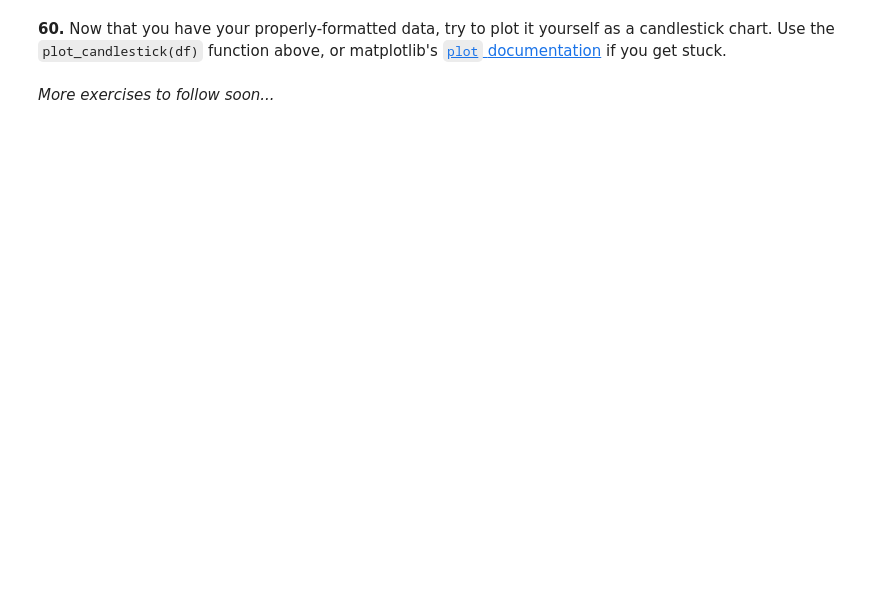
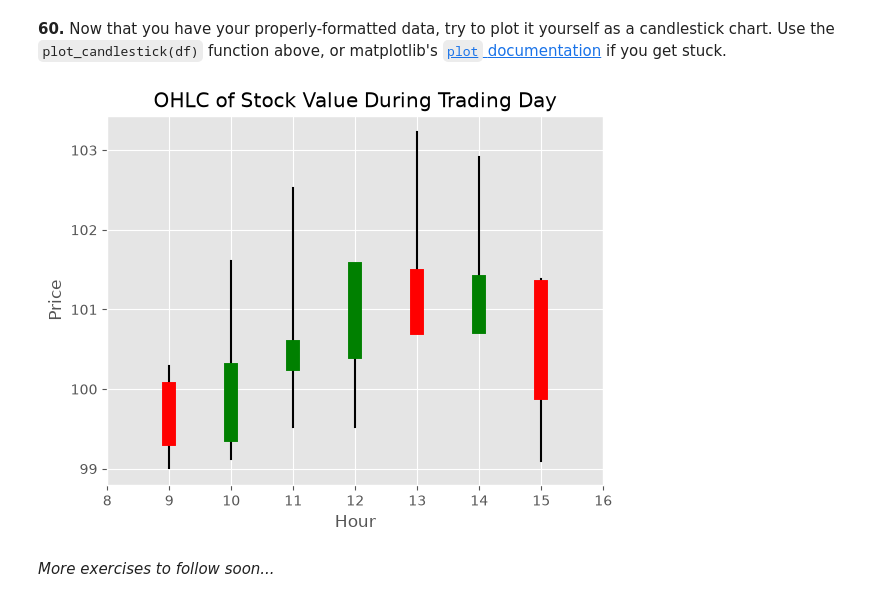
Before and after one commit to Jadeja01/100-pandas-puzzles, a Jupyter notebook: 100-pandas-puzzles.ipynb, the cells around one changed output. Cells and saved outputs as stored; diff of their text form; code cells hidden in the pictures; blank space fills up the shorter version.

````diff
--- a/100-pandas-puzzles.ipynb
+++ b/100-pandas-puzzles.ipynb
@@ -1185,3 +1240,6 @@ def plot_candlestick(agg):
     plt.show()
 # %% [markdown]
 **59.** Generate a day's worth of random stock data, and aggregate / reformat it so that it has hourly summaries of the opening, highest, lowest, and closing prices
+# %%
+df = day_stock_data()
+df
@@ -1187,0 +1260,11 @@ def plot_candlestick(agg):
+# %%
+dfg = df.groupby(df.time.dt.hour)['price'].agg(['first','last','min','max'])
+dfg.rename(columns={
+    'first' : 'open',
+    'last' : 'close',
+    'min' : 'low',
+    'max' : 'high'
+},inplace=True)
+
+dfg.reset_index()
+dfg
@@ -1188,4 +1281,10 @@ def plot_candlestick(agg):
 # %% [markdown]
 **60.** Now that you have your properly-formatted data, try to plot it yourself as a candlestick chart.  Use the ```plot_candlestick(df)``` function above, or matplotlib's [```plot``` documentation](https://matplotlib.org/api/_as_gen/matplotlib.axes.Axes.plot.html) if you get stuck.
+# %%
+dfg['color'] = np.where(dfg['open'] > dfg['close'], 'red','green')
+dfg.index = pd.to_datetime(df.groupby(df.time.dt.hour)['time'].first().reindex(dfg.index).to_numpy())
+plot_candlestick(dfg)
+# %% [output]
+[figure, added]
 # %% [markdown]
 *More exercises to follow soon...*
````
Also changed, not shown: parts of 23 cells of this notebook.
